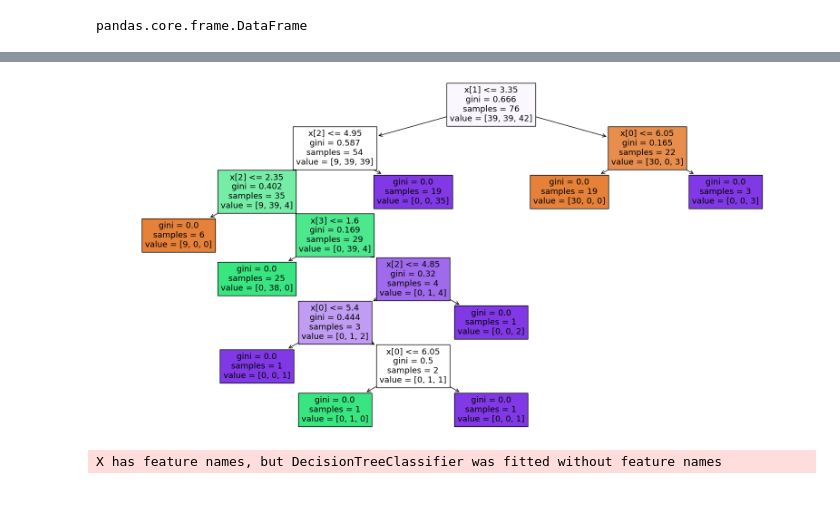
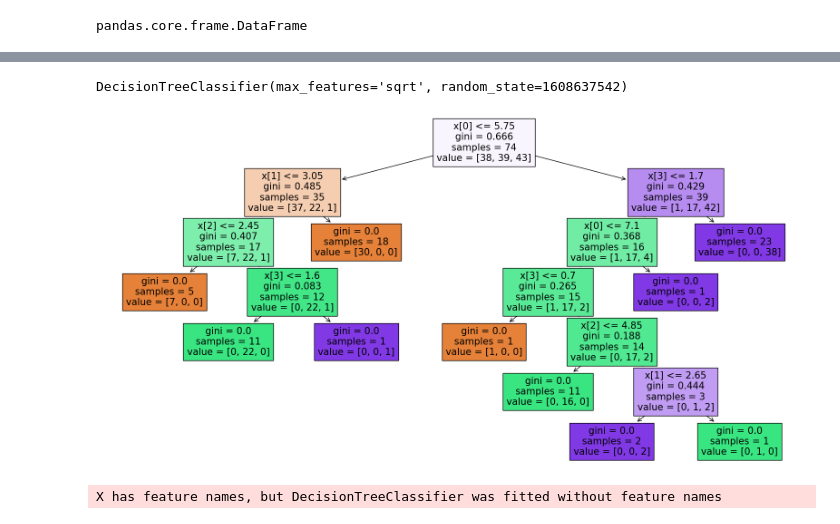
Before and after one commit to AdamWojtul28/Interactive-RF-Visualizer, a Jupyter notebook: Decision_Tree_Visualizer.ipynb, the cells around one changed output, grey strips where cells are left out. Saved outputs shown, nothing was run; the diff lists cells and outputs as text; code cells hidden in the pictures.

Commit message:
All Decision Trees Provided

```diff
--- a/Decision_Tree_Visualizer.ipynb
+++ b/Decision_Tree_Visualizer.ipynb
@@ -92,12 +92,16 @@ array(['versicolor', 'virginica', 'virginica', 'versicolor', 'setosa',
+# %%
+print(rfclf_iris.estimators_[0])
+# %% [output]
+DecisionTreeClassifier(max_features='sqrt', random_state=1608637542)
 # %%
 from sklearn.tree import plot_tree
 import matplotlib.pyplot as plt
 
 plt.figure(figsize=(20,10))
-plot_tree(rfclf_iris.estimators_[1], filled=True)
+plot_tree(rfclf_iris.estimators_[0], filled=True)
 plt.show()
 # %% [output]
-[figure, old version]
+[figure, new version]
 # %%
 tree = rfclf_iris.estimators_[1]
 tree_structure = tree.tree_
```
Also changed, not shown: parts of 3 cells of this notebook, 1 other file.
